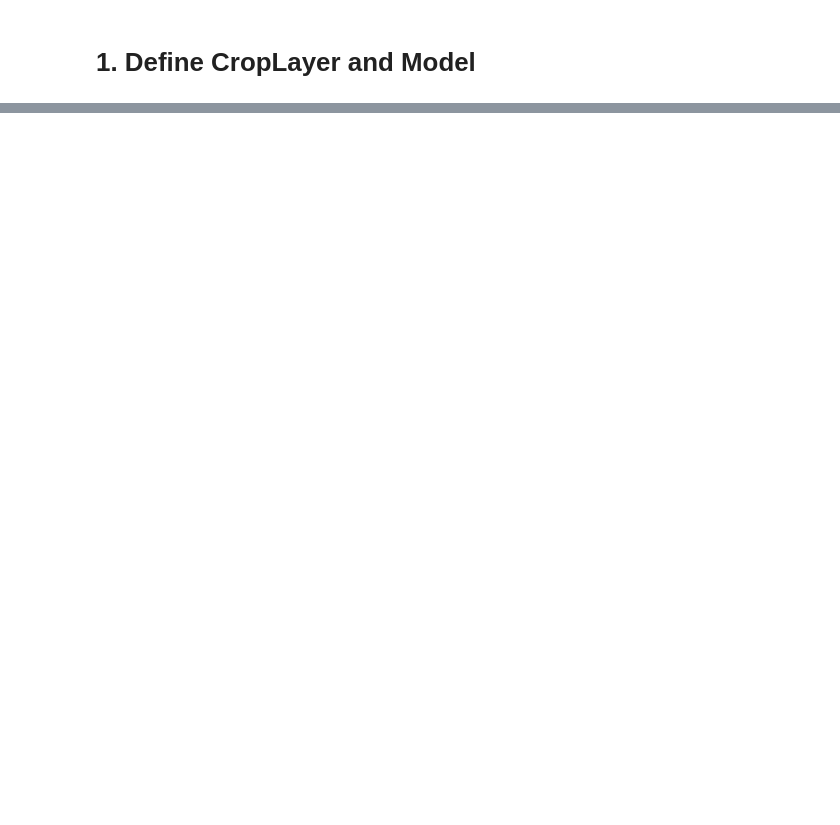
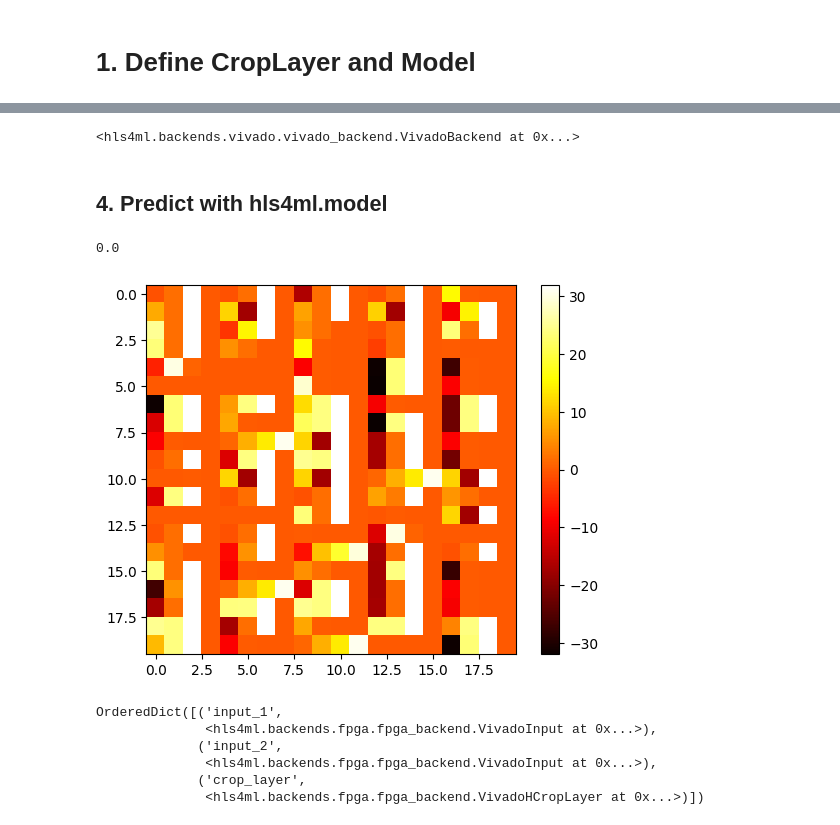
Before and after one commit to abdelabd/crop_classify, a Jupyter notebook: custom_hls_layer/test_conversions/test_conversion_crop_layer.ipynb, the cells around one changed output, grey strips where cells are left out. Drawn from its saved outputs; the diff is of its cells as text; code cells hidden in the pictures; blank space fills up the shorter version.

Commit message:
troubleshoot why CropLayer hls project is basically empty

```diff
--- a/custom_hls_layer/test_conversions/test_conversion_crop_layer.ipynb
+++ b/custom_hls_layer/test_conversions/test_conversion_crop_layer.ipynb
@@ -161,0 +239,2 @@ Creating HLS model
+# %%
+hmodel.compile()
@@ -161,0 +260,30 @@ Creating HLS model
+# %%
+hmodel.config.backend
+# %% [output]
+<hls4ml.backends.vivado.vivado_backend.VivadoBackend at 0x...>
+# %% [markdown]
+## 4. Predict with hls4ml.model
+# %%
+np.min(images[0])
+# %% [output]
+0.0
+# %%
+hpred = hmodel.predict([np.ascontiguousarray(images[0]), crop_coords[0]])
+hpred = hpred.reshape((5, 20, 20))
+
+plt.figure()
+plt.imshow(hpred[0], cmap="hot")
+plt.colorbar()
+plt.show()
+plt.close()
+# %% [output]
+[figure, added]
+# %%
+hmodel.graph
+# %% [output]
+OrderedDict([('input_1',
+              <hls4ml.backends.fpga.fpga_backend.VivadoInput at 0x...>),
+             ('input_2',
+              <hls4ml.backends.fpga.fpga_backend.VivadoInput at 0x...>),
+             ('crop_layer',
+              <hls4ml.backends.fpga.fpga_backend.VivadoHCropLayer at 0x...>)])
```
Also changed, not shown: parts of 12 cells of this notebook, 3 other files.
